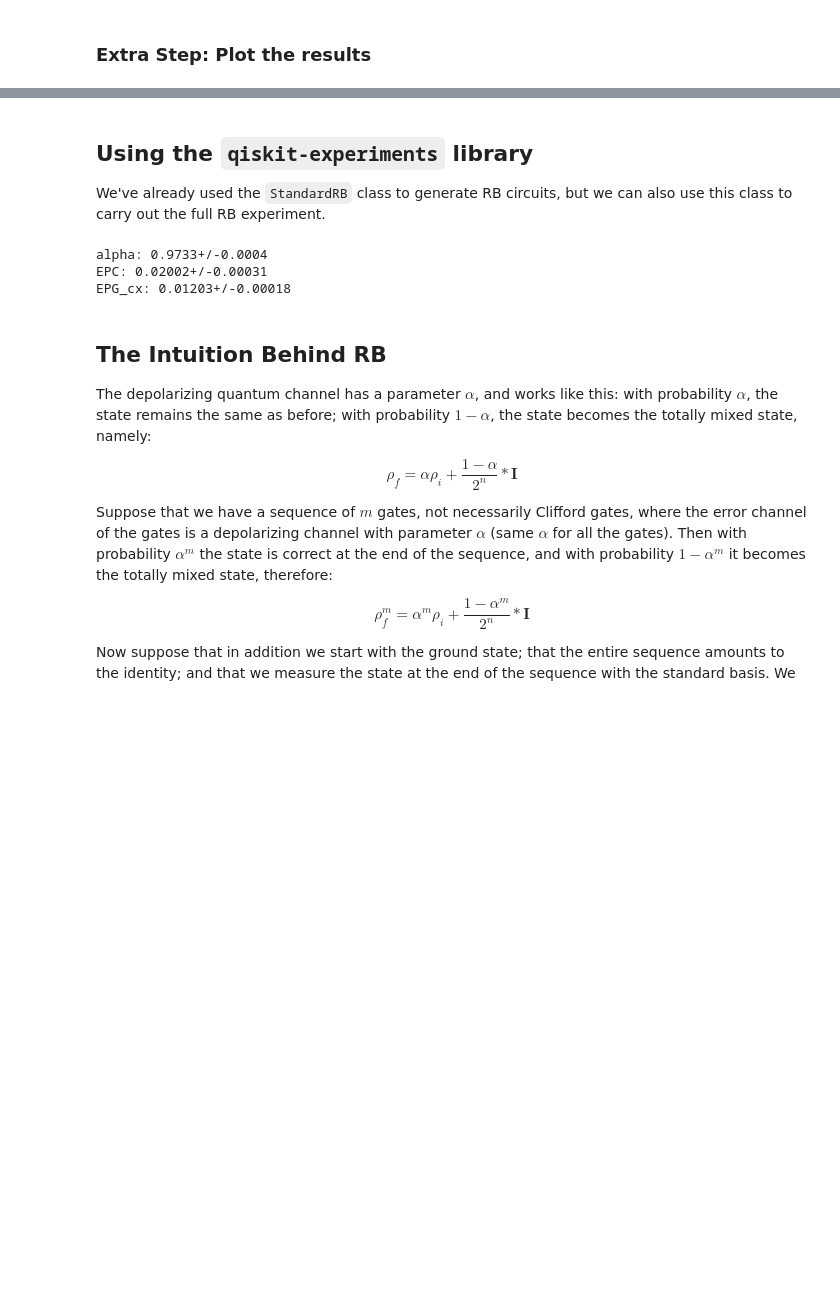
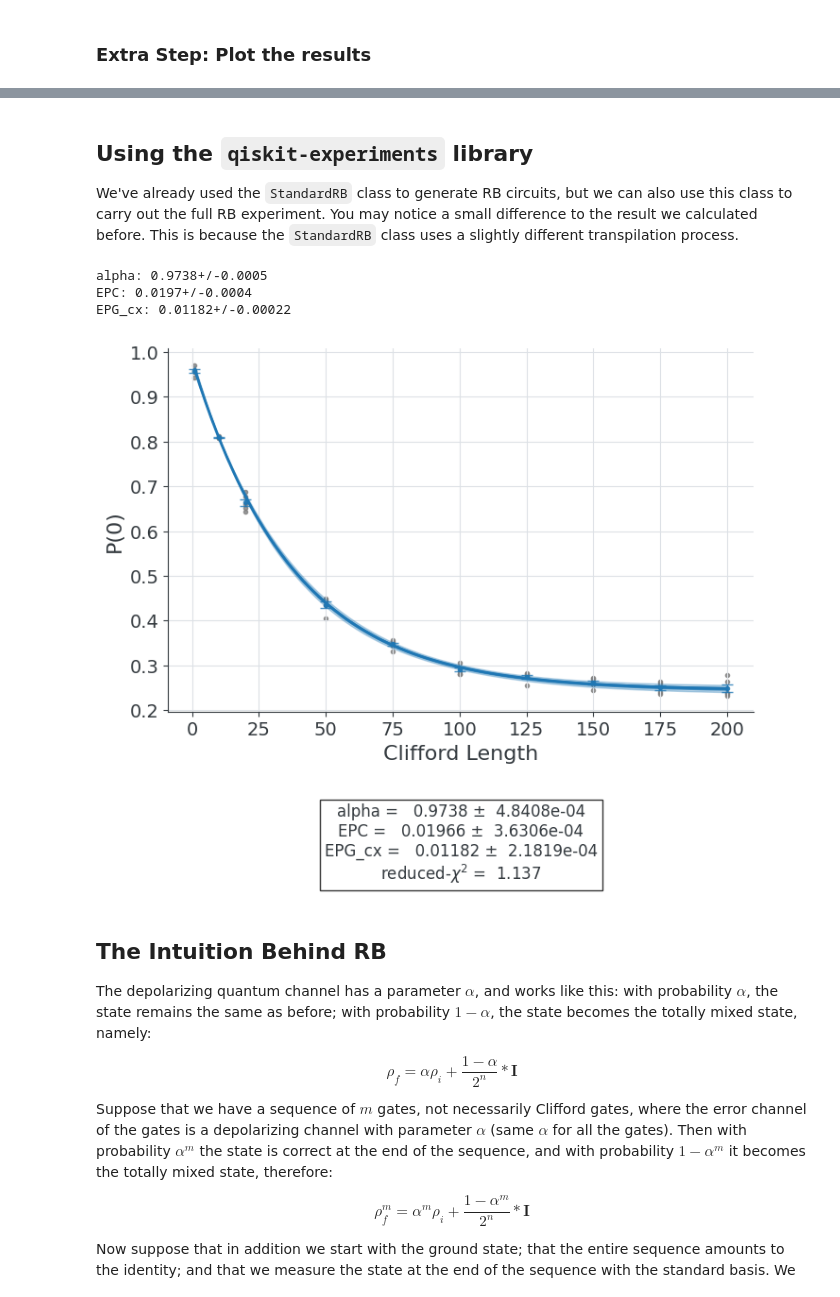
Before and after one commit to Qiskit/textbook, a Jupyter notebook: notebooks/quantum-hardware/randomized-benchmarking.ipynb, the cells around one changed output, grey strips where cells are left out. Saved outputs shown, nothing was run; the diff lists cells and outputs as text; code cells hidden in the pictures; blank space fills up the shorter version.

```diff
--- a/notebooks/quantum-hardware/randomized-benchmarking.ipynb
+++ b/notebooks/quantum-hardware/randomized-benchmarking.ipynb
@@ -194,16 +194,17 @@ plt.plot(LENGTHS, [func(i, alpha, A0, B0) for i in LENGTHS]);  # fitted curve
 # %% [markdown]
 ## Using the `qiskit-experiments` library
 
-We've already used the `StandardRB` class to generate RB circuits, but we can also use this class to carry out the full RB experiment.
+We've already used the `StandardRB` class to generate RB circuits, but we can also use this class to carry out the full RB experiment. You may notice a small difference to the result we calculated before. This is because the `StandardRB` class uses a slightly different transpilation process.
 # %%
-rb.backend = backend
-results = rb.run().analysis_results()
-for result in results[1:]:
+experiment_data = rb.run(backend).block_for_results()
+for result in experiment_data.analysis_results()[1:]:
     print(f"{result.name}: {result.value}")
+experiment_data.figure(0)
 # %% [output]
-alpha: 0.9733+/-0.0004
-EPC: 0.02002+/-0.00031
-EPG_cx: 0.01203+/-0.00018
+alpha: 0.9738+/-0.0005
+EPC: 0.0197+/-0.0004
+EPG_cx: 0.01182+/-0.00022
+[figure, added]
 # %% [markdown]
 ## The Intuition Behind RB
 
```
Also changed, not shown: parts of 3 cells of this notebook.
